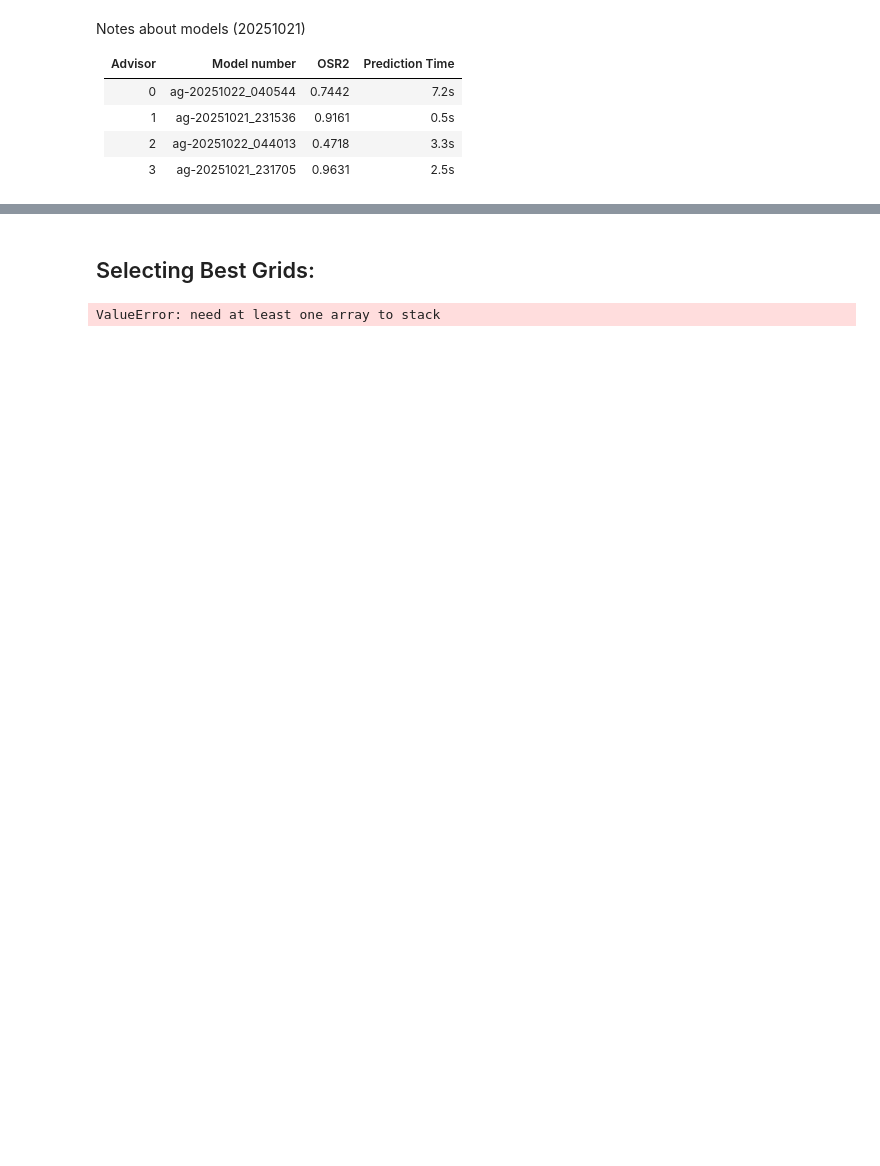
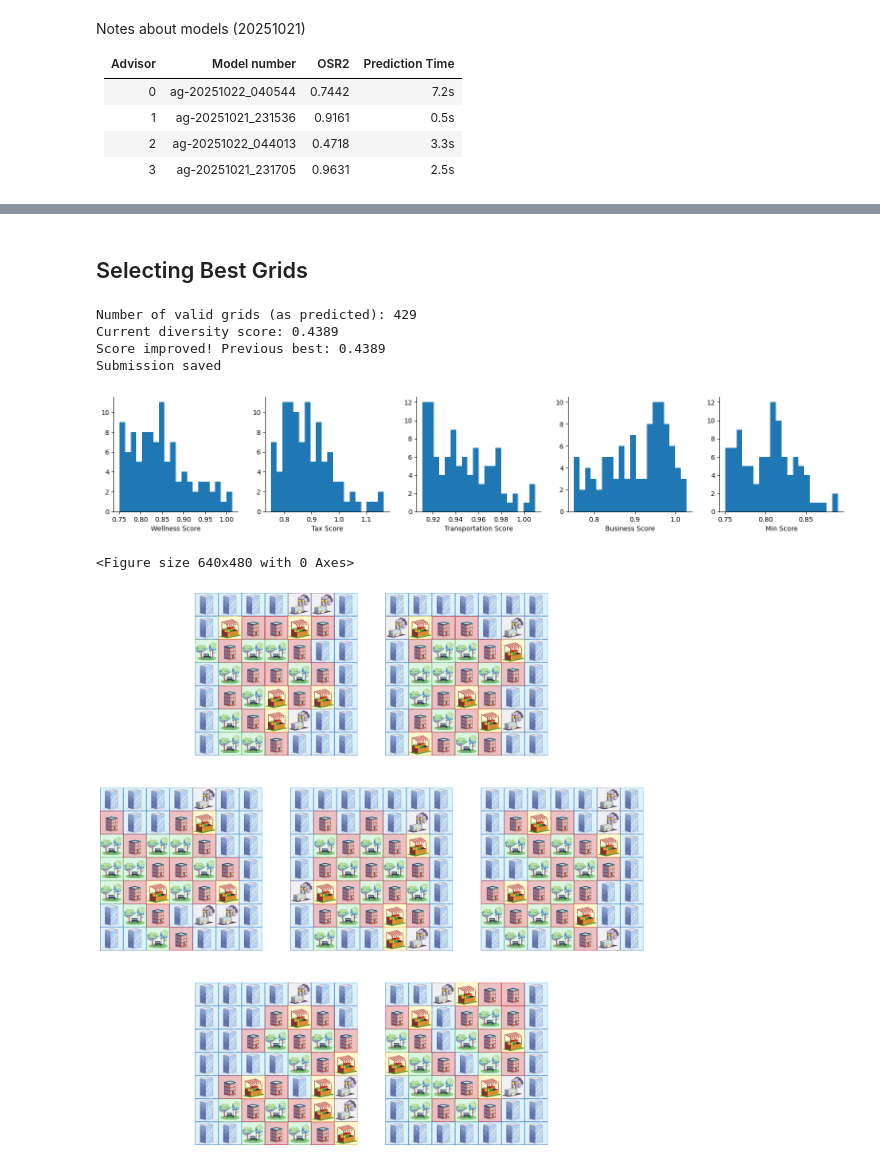
Before and after one commit to gtadams/2155-Challenge-Problem-2, a Jupyter notebook: starter_notebook_GTA.ipynb, the cells around one changed output, grey strips where cells are left out. Saved outputs shown, nothing was run; the diff lists cells and outputs as text; code cells hidden in the pictures; blank space fills up the shorter version.

```diff
--- a/starter_notebook_GTA.ipynb
+++ b/starter_notebook_GTA.ipynb
@@ -308,14 +189,18 @@ def advisor_predict(grids, advisor):
     print(f"Predicting Advisor {advisor}...")
     FE_fn = FE_fns[advisor]
     predictor = TabularPredictor.load("AutogluonModels/"+models[advisor])
+    print('  Feature engineering...')
+    t0 = time.time()
     grids_FE = pd.DataFrame(FE_fn(grids)).astype(np.float32) #feature engineering on full dataset
+    print(f"  Ran for {time.time()-t0:.1f}s")
+    print(f"  Evaluating grids...")
     t0 = time.time()
     predictions = predictor.predict(grids_FE[:2000]) #predict on full dataset
     t1 = time.time()
     est_run_time = (t1-t0)*len(grids)/2000
-    # print(f"Estimate run time: {est_run_time:.1f}s")
+    print(f"  Estimate run time: {est_run_time:.1f}s")
     predictions = pd.concat([predictions, predictor.predict(grids_FE[2000:])]) #predict on full dataset
-    print(f"Ran for {time.time()-t1:.1f}s")
+    print(f"  Ran for {time.time()-t1:.1f}s")
 
     return predictions
 
@@ -331,8 +216,11 @@ FE_fns = [feature_eng_adv,
           append_district_counts]
 
 all_predictions = []
-for advisor in [0, 2]:
-    advisor_train(grids, ratings, advisor)
-    # advisor_predictions = advisor_predict(grids[:], advisor)
-    # all_predictions.append(advisor_predictions)
+for advisor in [0, 1, 2, 3]:
+    # advisor_train(grids, ratings, advisor)
+    advisor_predictions = advisor_predict(grids[:], advisor)
+    all_predictions.append(advisor_predictions)
+    all_predictions_array = np.stack(all_predictions).T
+    np.save("all_predictions.npy", all_predictions_array)
+    print(f"Saved all_predictions with shape {all_predictions_array.shape}")
 # %% [output]
@@ -398,33 +304,47 @@ KeyError: "54 required columns are missing from the provided dataset to transfor
 # %% [markdown]
-## Selecting Best Grids:
+## Selecting Best Grids
 # %%
 # TODO pick new grids if these are invalid, find a better way to pick grids
-final_prediction_array = np.stack(all_predictions).T #stack the predictions
-min_predictions = np.min(final_prediction_array, axis=1) #minimum advisor score (as predicted)
+all_predictions_array = np.load("all_predictions.npy")
+min_predictions = np.min(all_predictions_array, axis=1) #minimum advisor score (as predicted)
 valid_grids = np.sum(min_predictions>0.75) #number of valid grids (as predicted)
-top_100_indices = np.argpartition(min_predictions, -100)[-100:] #indices of top 100 designs (as sorted by minimum advisor score)
-top_100_grids = grids[top_100_indices] #get the top 100 grids
+valid_indices = np.where(min_predictions > 0.75)[0] # Find indices of grids with min_predictions > 0.75 (valid grids)
+# top_100_indices = np.argpartition(min_predictions, -100)[-100:] #indices of top 100 designs (as sorted by minimum advisor score)
+# top_100_grids = grids[top_100_indices] #get the top 100 grids
+
+# Get advisor 2 scores for valid grids (since this is the worst model, need max scores to have best chance of truly valid grids)
+advisor2_scores = all_predictions_array[valid_indices, 2]
+# Find indices of top 100 advisor 2 scores among valid grids
+top_100_indices = valid_indices[np.argpartition(advisor2_scores, -100)[-100:]]
+top_100_grids = grids[top_100_indices] # Get the corresponding grids
+
 
 print(f"Number of valid grids (as predicted): {valid_grids}")
 if valid_grids >= 100:
     score = diversity_score(top_100_grids)
     print(f"Current diversity score: {score:.4f}")
 
     best_submission = np.load("submission.npy")
     loaded_score = diversity_score(best_submission)
     if score > loaded_score:
         final_submission = grids[top_100_indices].astype(int)
-        # id = np.random.randint(1e8, 1e9-1)
-        # np.save(f"{id}.npy", final_submission) # uncomment this for real submission
+        id = np.random.randint(1e8, 1e9-1)
+        np.save(f"{id}.npy", final_submission) # uncomment this for real submission
         np.save(f"submission.npy", final_submission)
         print(f"Score improved! Previous best: {loaded_score:.4f}")
         print("Submission saved")
     elif score <= loaded_score:
         print(f"No improvement. Previous best: {loaded_score:.4f}")
 else:
     print("Not enough valid grids found")
 
-plot_ratings_histogram(final_prediction_array[top_100_indices], withmin=True) #plot histograms of top 100 designs
+plot_ratings_histogram(all_predictions_array[top_100_indices], withmin=True) #plot histograms of top 100 designs
 plot_n_grids(top_100_grids[-7:])
 # %% [output]
-ValueError: need at least one array to stack
+Number of valid grids (as predicted): 429
+Current diversity score: 0.4389
+Score improved! Previous best: 0.4389
+Submission saved
+[figure, added]
+<Figure size 640x480 with 0 Axes>
+[figure, added]
```
Also changed, not shown: parts of 9 cells of this notebook, 3 other files.
